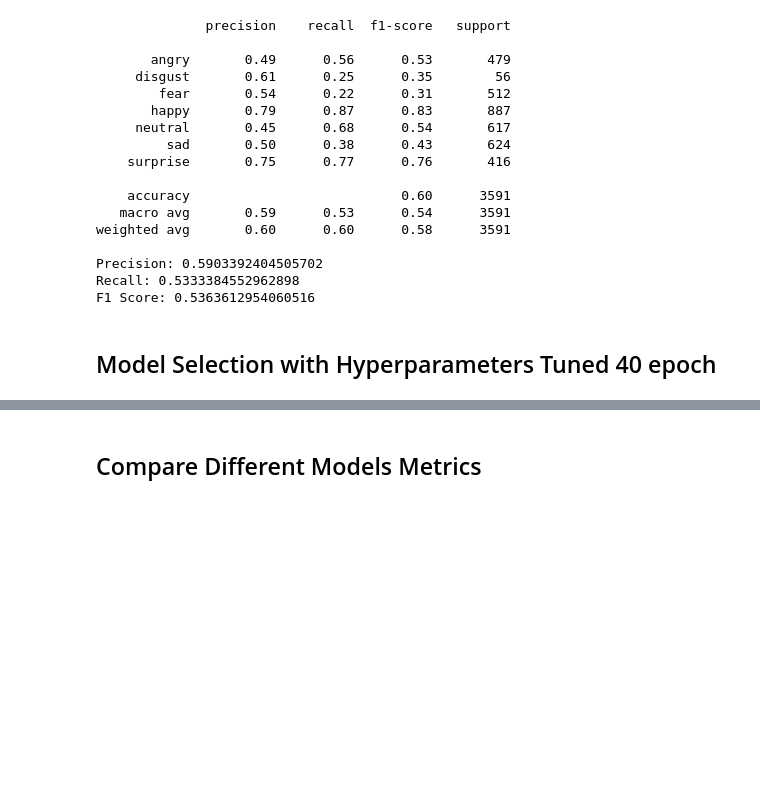
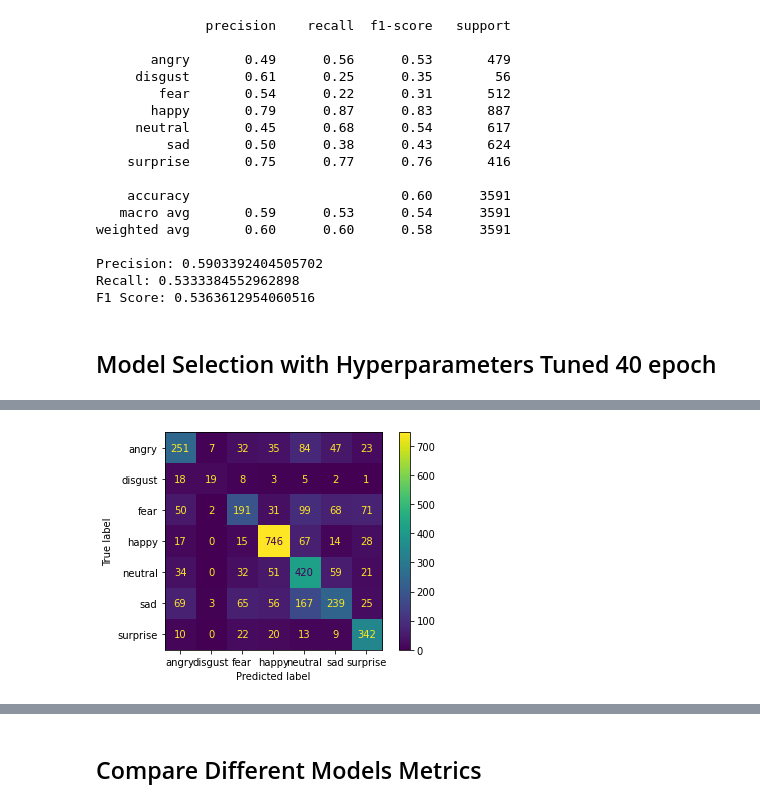
Before and after one commit to DreamyMemories/Facial-Expression-Recognition, a Jupyter notebook: main.ipynb, the cells around one changed output, grey strips where cells are left out. Saved outputs shown, nothing was run; the diff lists cells and outputs as text; code cells hidden in the pictures; blank space fills up the shorter version.

```diff
--- a/main.ipynb
+++ b/main.ipynb
@@ -809,0 +862,5 @@ NameError: name 'Sequential' is not defined
+# %%
+# Plot confusion matrix
+cm = plot_confusion_matrix(y_true, model_selection_tuned_y_pred, classes)
+# %% [output]
+[figure, added]
```
Also changed, not shown: parts of 26 cells of this notebook, 16 other files.
